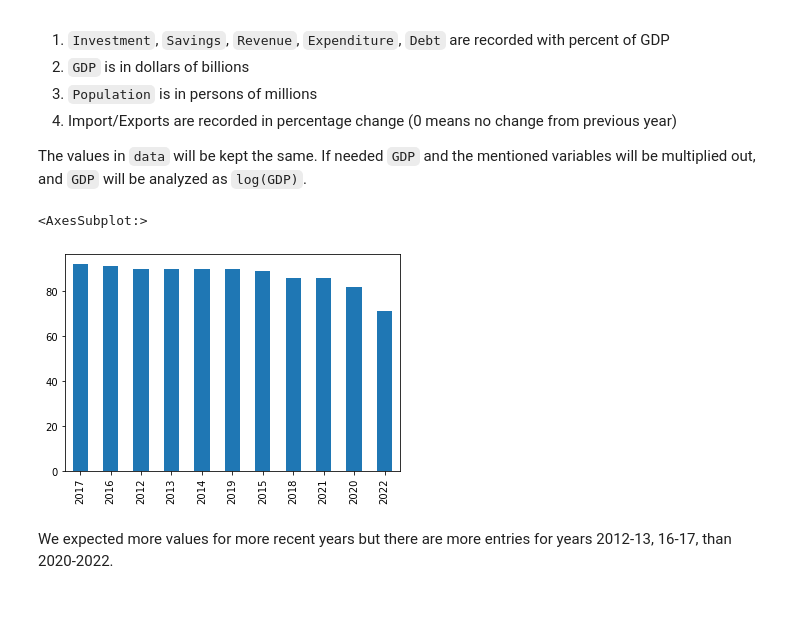
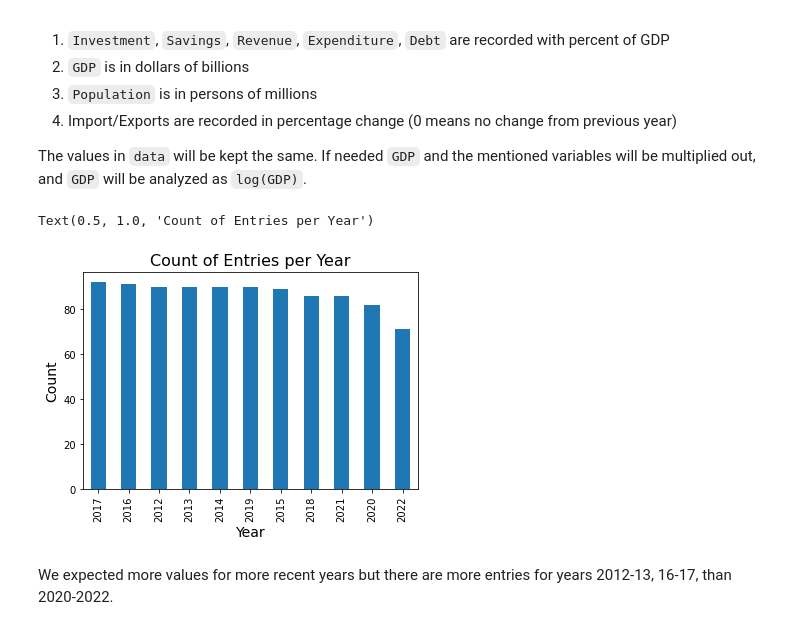
Before and after one commit to cskang3627/happiness, a Jupyter notebook: FinalProjectGroup_Sp23_The_Group.ipynb, the cells around one changed output. Cells and saved outputs as stored; diff of their text form; code cells hidden in the pictures.

Commit message:
titles updated

```diff
--- a/FinalProjectGroup_Sp23_The_Group.ipynb
+++ b/FinalProjectGroup_Sp23_The_Group.ipynb
@@ -523,9 +528,12 @@ The values in `data` will be kept the same. If needed `GDP` and the mentioned va
 # %%
 plt.rcParams["figure.figsize"] = [6.00, 4.00]
 
 data["Year"].value_counts().plot(kind = 'bar')
+plt.xlabel('Year', fontsize=14);
+plt.ylabel('Count', fontsize=14);
+plt.title('Count of Entries per Year', fontsize=16)
 # %% [output]
-<AxesSubplot:>
+Text(0.5, 1.0, 'Count of Entries per Year')
-[figure, old version]
+[figure, new version]
 # %% [markdown]
 We expected more values for more recent years but there are more entries for years 2012-13, 16-17, than 2020-2022.
```
Also changed, not shown: parts of 8 cells of this notebook.
